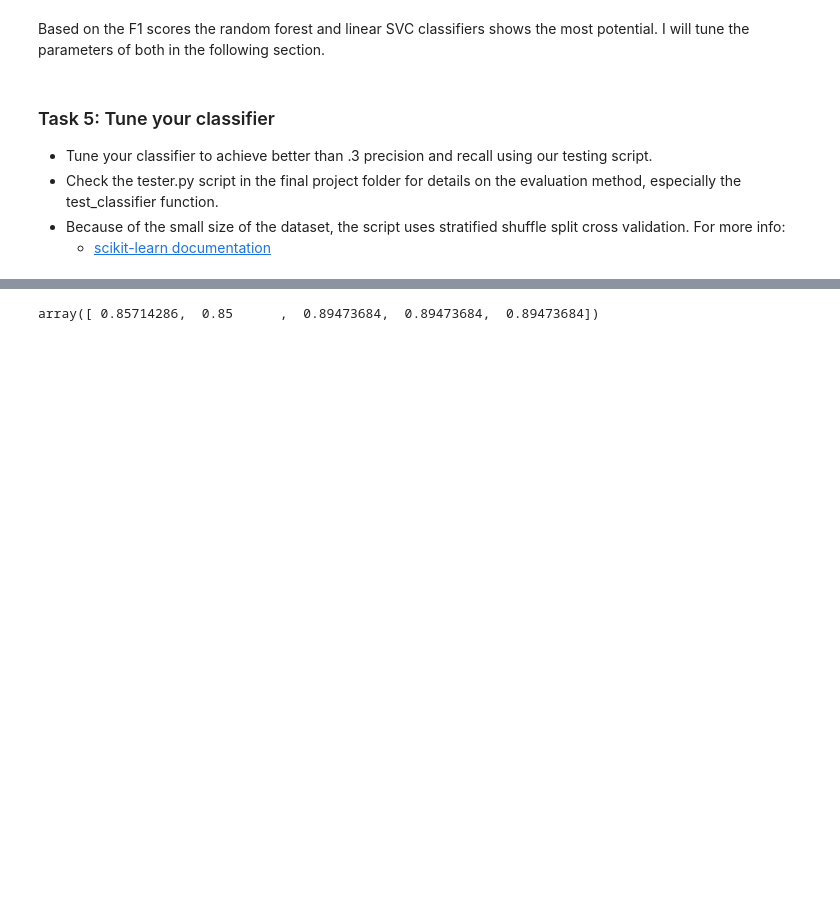
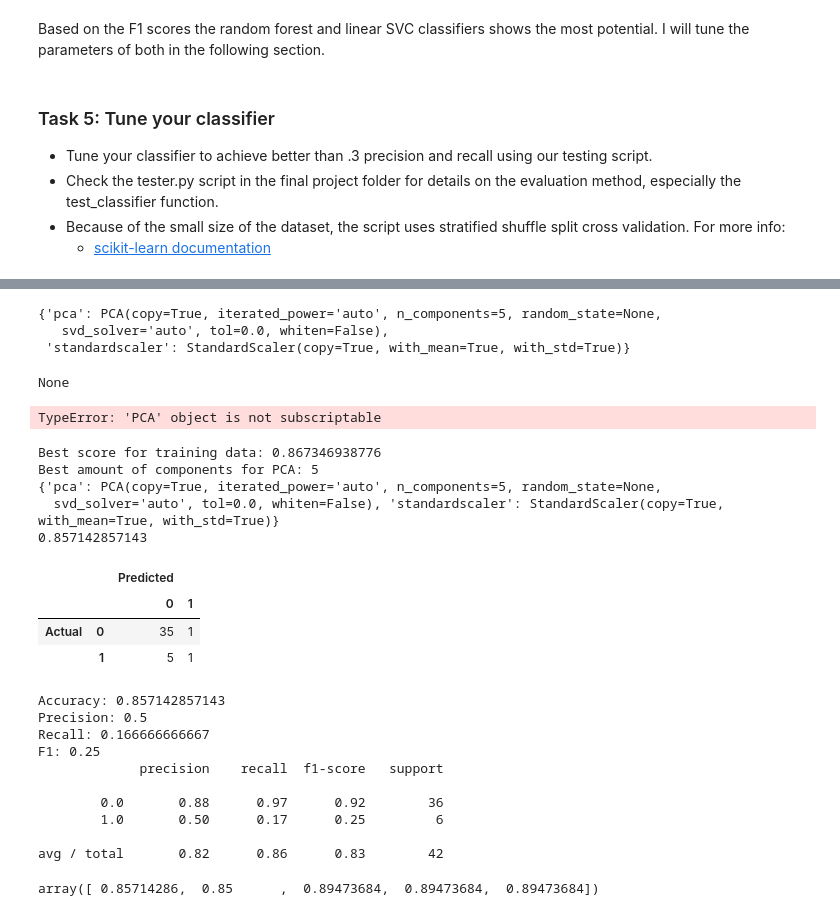
Before and after one commit to gisledb/udacity_nanodegree, a Jupyter notebook: p5_machine_learning/course_files/ud120-projects-master/final_project/poi_id.ipynb, the cells around one changed output, grey strips where cells are left out. Cells and saved outputs as stored; diff of their text form; code cells hidden in the pictures; blank space fills up the shorter version.

```diff
--- a/p5_machine_learning/course_files/ud120-projects-master/final_project/poi_id.ipynb
+++ b/p5_machine_learning/course_files/ud120-projects-master/final_project/poi_id.ipynb
@@ -787,0 +1066,18 @@ Based on the F1 scores the random forest and linear SVC classifiers shows the mo
+# %%
+rf_pipeline = make_pipeline(StandardScaler(),PCA(),RandomForestClassifier())
+
+StandardScaler()
+
+# parameter_grid = [
+#     {'n_components': [2,5,10,None]}
+# ]
+
+parameter_grid = [
+    {'standardscaler': [None, StandardScaler()],
+     'pca': [None, PCA(2), PCA(5), PCA(10)],
+
+]
+
+grid_search = GridSearchCV(pipeline, param_grid=parameter_grid)
+# %%
+gs = grid_search.fit(features_train, labels_train)
@@ -788,3 +1092,65 @@ Based on the F1 scores the random forest and linear SVC classifiers shows the mo
+# %%
+gs.best_params_
+# %% [output]
+{'pca': PCA(copy=True, iterated_power='auto', n_components=5, random_state=None,
+   svd_solver='auto', tol=0.0, whiten=False),
+ 'standardscaler': StandardScaler(copy=True, with_mean=True, with_std=True)}
+# %%
+pca = PCA()
+
+print(pca.get_params()['n_components'])
+# %% [output]
+None
+# %%
+gs.best_params_['pca'].get_params()
+# %% [output]
+TypeError: 'PCA' object is not subscriptable
+# %%
+# View the accuracy score
+print('Best score for training data:', gs.best_score_)
+
+# View the best parameters for the model found using grid search
+print('Best amount of components for PCA:', gs.best_params_['pca'].get_params()['n_components'])
+# print('Best Kernel:',gs.best_estimator_.fit)
+# print('Best Gamma:',clf.best_estimator_.gamma)
+
+# Sanity check
+# Apply the classifier trained using data1 to data2, and view the accuracy score
+print(gs.best_params_)
+print(gs.score(features_test, labels_test))
+
+pred = gs.predict(features_test)
+
+
+display_confusion_matrix(labels_test, pred)
+print("Accuracy:", accuracy_score(labels_test, pred))
+print("Precision:", precision_score(labels_test, pred))
+print("Recall:", recall_score(labels_test, pred))
+print("F1:", f1_score(labels_test, pred))
+
+print(classification_report(labels_test, pred))
+# Train a new classifier using the best parameters found by the grid search
+# SVC(C=1, kernel='rbf', gamma=0.001).fit(features_train, labels_train).score(features_test, labels_test)
+# %% [output]
+Best score for training data: 0.867346938776
+Best amount of components for PCA: 5
+{'pca': PCA(copy=True, iterated_power='auto', n_components=5, random_state=None,
+  svd_solver='auto', tol=0.0, whiten=False), 'standardscaler': StandardScaler(copy=True, with_mean=True, with_std=True)}
+0.857142857143
+|  |  | Predicted |  |
+|  |  | 0 | 1 |
+| Actual | 0 | 35 | 1 |
+|  | 1 | 5 | 1 |
+Accuracy: 0.857142857143
+Precision: 0.5
+Recall: 0.166666666667
+F1: 0.25
+             precision    recall  f1-score   support
+
+        0.0       0.88      0.97      0.92        36
+        1.0       0.50      0.17      0.25         6
+
+avg / total       0.82      0.86      0.83        42
 # %%
 # param_grid = [
 # #   {'C': [1, 10, 100, 1000], 'kernel': ['linear']},
```
Also changed, not shown: parts of 27 cells of this notebook.
